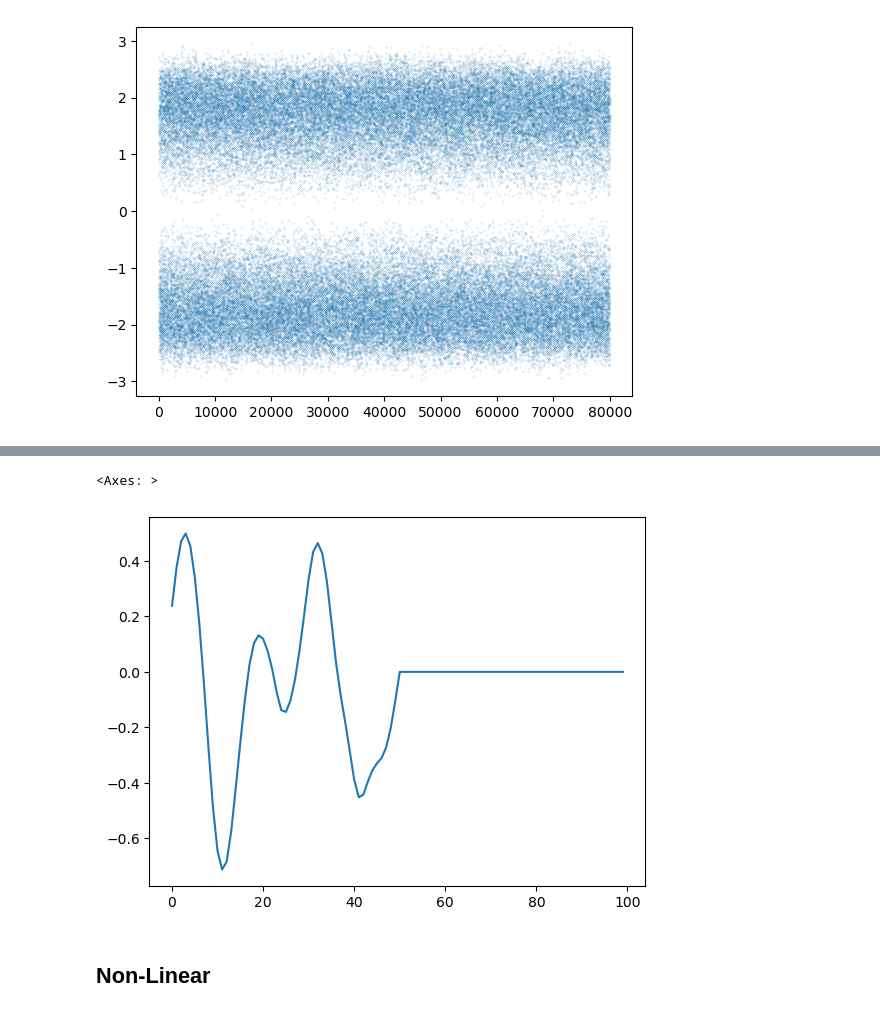
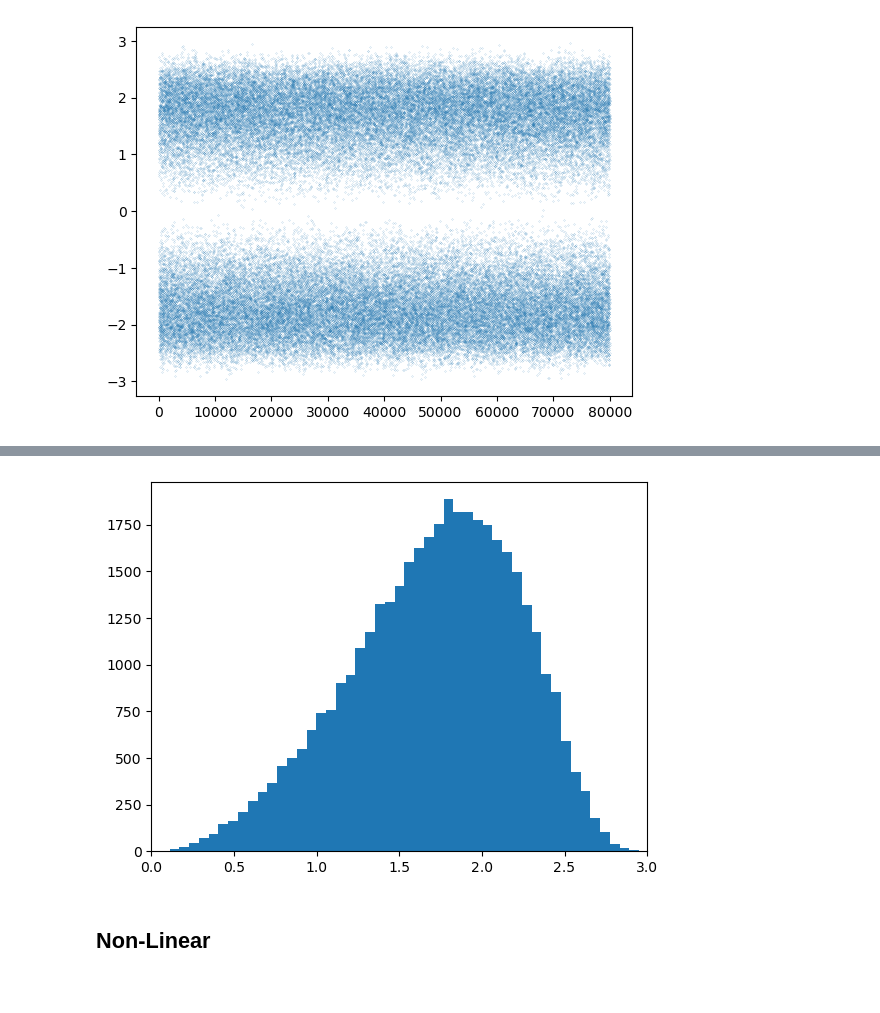
Before and after one commit to GerbenBeintema/gym-unbalanced-disk, a Jupyter notebook: test.ipynb, the cells around one changed output, grey strips where cells are left out. Saved outputs shown, nothing was run; the diff lists cells and outputs as text; code cells hidden in the pictures.

```diff
--- a/test.ipynb
+++ b/test.ipynb
@@ -50,8 +43,9 @@ plt.show();
-# %%
-data.testsim.th[:100].plot()
-# %% [output]
-<Axes: >
-[figure, removed]
+# %%
+plt.hist(Xtrain, bins=100);
+plt.xlim(0, 3)
+plt.show();
+# %% [output]
+[figure, added]
 # %% [markdown]
 ## Non-Linear
 # %%
```
Also changed, not shown: parts of 2 cells of this notebook, 1 other file.
